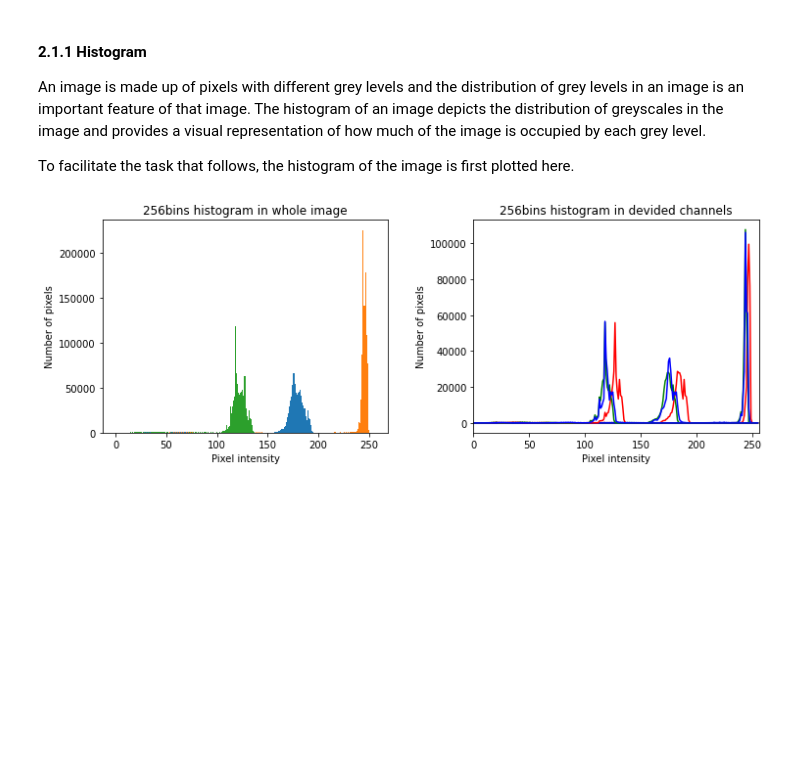
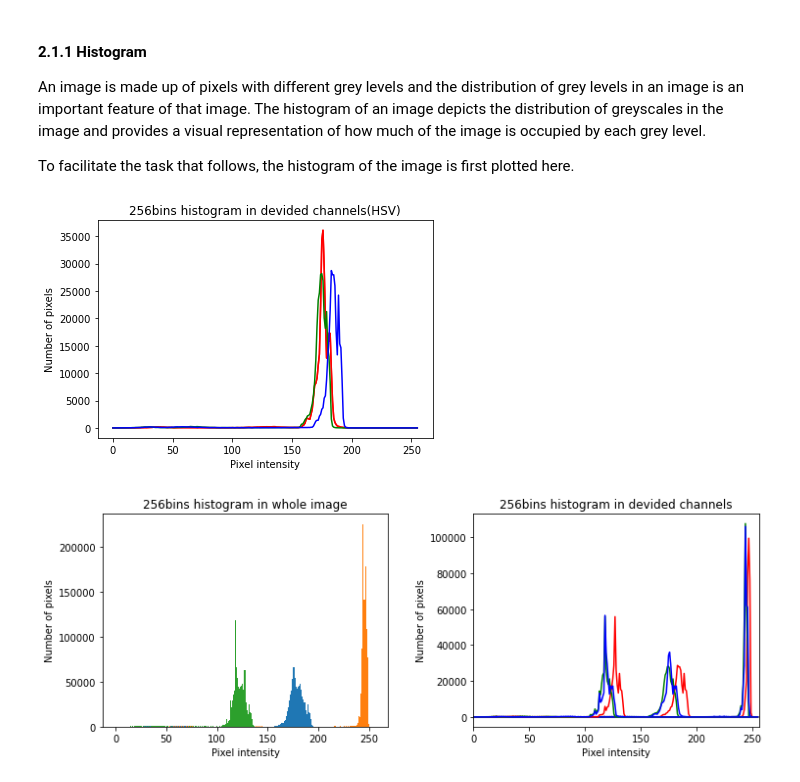
Before and after one commit to LTS5/iapr, a Jupyter notebook: labs/part_2_lab_01.ipynb, the cells around one changed output. Cells and saved outputs as stored; diff of their text form; code cells hidden in the pictures; blank space fills up the shorter version.

```diff
--- a/labs/part_2_lab_01.ipynb
+++ b/labs/part_2_lab_01.ipynb
@@ -135,6 +143,21 @@ def plotMultipleImages(nrows, ncols, images, titles, type, cmap=False):
             # ax.axes.xaxis.set_ticks([])
             # ax.axes.yaxis.set_ticks([])
     plt.show()
+# %%
+image=images[0][:,:,::-1]
+HSV_img = cv.cvtColor(image,cv.COLOR_BGR2HSV)
+histr = cv.calcHist([image],[0],None,[256],[0,256])
+plt.plot(histr,color = 'r')
+color = ('r','g','b')
+for i,col in enumerate(color):
+    histr = cv.calcHist([image],[i],None,[256],[0,256])
+    plt.plot(histr,color = col)
+    plt.xlabel('Pixel intensity')
+    plt.ylabel('Number of pixels')
+    plt.title('256bins histogram in devided channels(HSV)')
+plt.show()
+# %% [output]
+[figure, added]
 # %%
 # plot the histogram of the images
 color = ('r','g','b')
```
Also changed, not shown: parts of 32 cells of this notebook, 2 other files.
